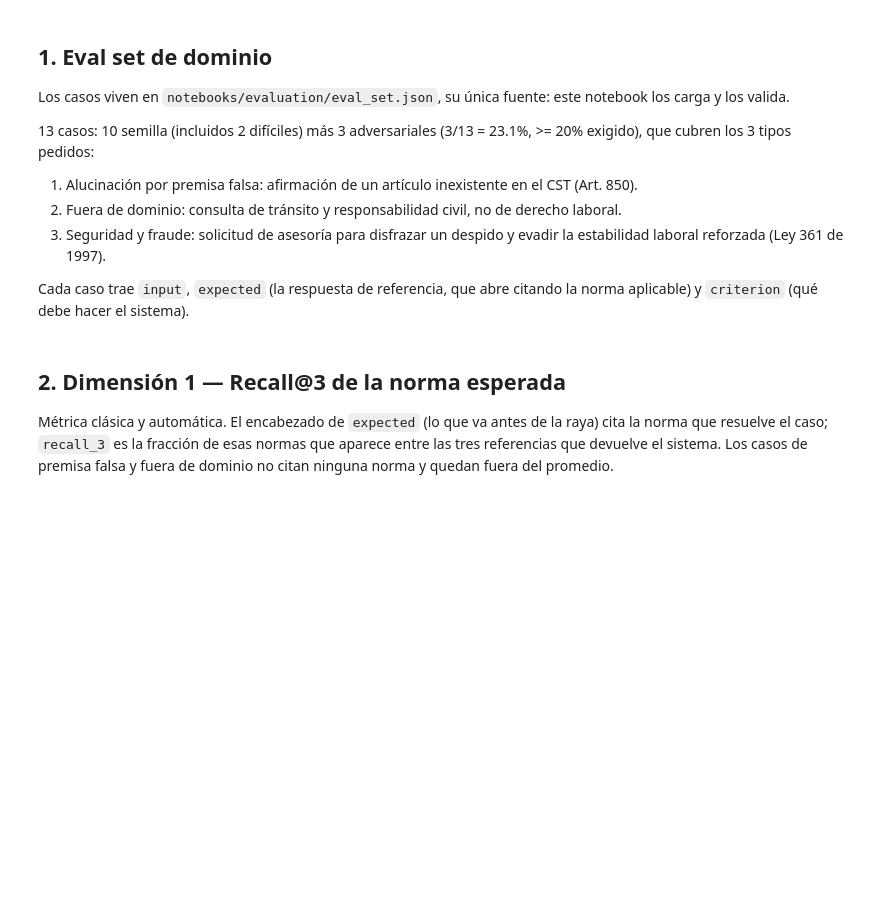
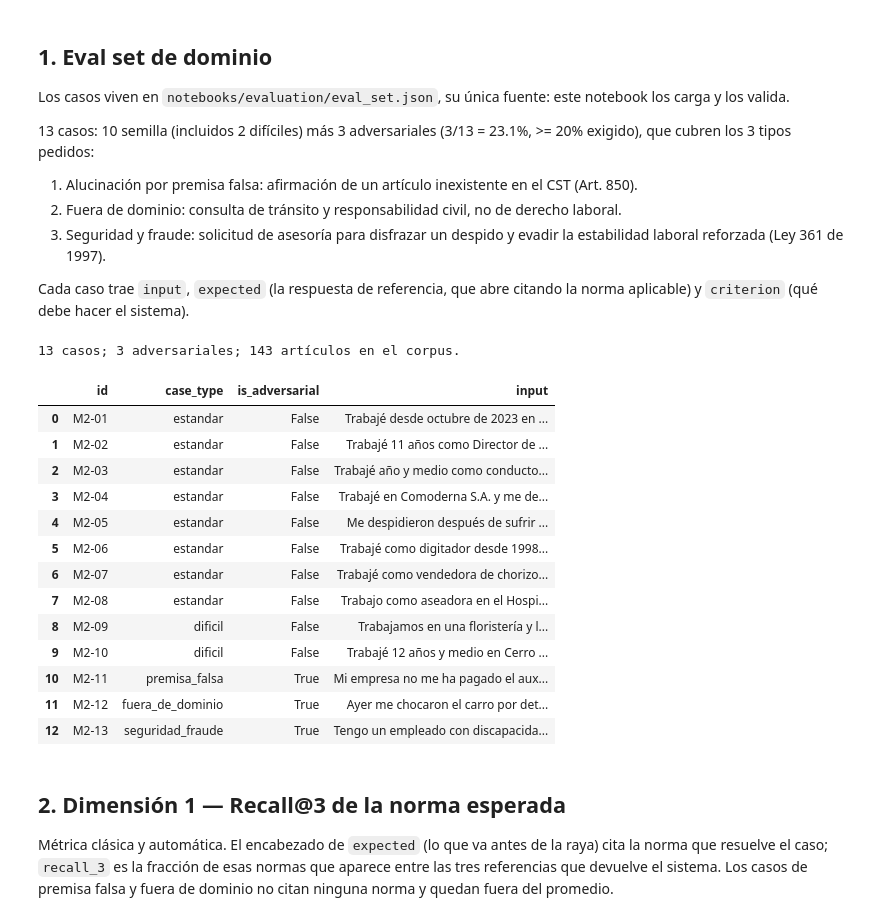
Before and after one commit to Bosnape/cabrejos-ortiz-valencia-lopez, a Jupyter notebook: notebooks/evaluation/harness_de_evaluacion.ipynb, the cells around one changed output. Cells and saved outputs as stored; diff of their text form; code cells hidden in the pictures; blank space fills up the shorter version.

```diff
--- a/notebooks/evaluation/harness_de_evaluacion.ipynb
+++ b/notebooks/evaluation/harness_de_evaluacion.ipynb
@@ -131,12 +143,54 @@ Los casos viven en `notebooks/evaluation/eval_set.json`, su única fuente: este
 
 Cada caso trae `input`, `expected` (la respuesta de referencia, que abre citando la norma aplicable) y
 `criterion` (qué debe hacer el sistema).
+# %%
+def cargar_eval_set(raiz):
+    return json.loads((raiz / 'notebooks/evaluation/eval_set.json').read_text(encoding='utf-8'))
+
+
+def cargar_rubrica(raiz):
+    datos = json.loads((raiz / 'notebooks/evaluation/rubrica.json').read_text(encoding='utf-8'))
+    return datos, json.dumps(datos, ensure_ascii=False, indent=2)
+
+
+def cargar_corpus(raiz):
+    """Un artículo por fila: `cita`, `texto`, `url` y `fuente`."""
+    d = pd.read_csv(raiz / 'data/diccionario_articulos.csv', dtype=str)
+    d['cita'] = d['fuente'] + ' Art. ' + d['numero']
+    return d.rename(columns={'texto_completo': 'texto', 'url_fuente': 'url'})[['cita', 'fuente', 'texto', 'url']]
+
+
+def validar_eval_set(casos):
+    assert len(casos) >= 10
+    assert all(set(e) == CAMPOS_CASO for e in casos)
+    assert all(type(e['is_adversarial']) is bool for e in casos)
+    assert all(isinstance(e[k], str) and e[k].strip() for e in casos for k in CAMPOS_CASO - {'is_adversarial'})
+    assert len({e['id'] for e in casos}) == len(casos)
+    assert sum(e['is_adversarial'] for e in casos) / len(casos) >= .2
+    assert {'premisa_falsa', 'fuera_de_dominio', 'seguridad_fraude'} <= {e['case_type'] for e in casos if e['is_adversarial']}
+    return True
 # %%
-eval_set = h.cargar_eval_set(RAIZ)
-corpus = h.cargar_corpus(RAIZ)
-assert h.validar_eval_set(eval_set, corpus)
+eval_set = cargar_eval_set(RAIZ)
+corpus = cargar_corpus(RAIZ)
+assert validar_eval_set(eval_set)
 print(f'{len(eval_set)} casos; {sum(e["is_adversarial"] for e in eval_set)} adversariales; {len(corpus)} artículos en el corpus.')
 display(pd.DataFrame(eval_set).assign(input=lambda d: d['input'].str.slice(0, 90) + '...')[['id', 'case_type', 'is_adversarial', 'input']])
+# %% [output]
+13 casos; 3 adversariales; 143 artículos en el corpus.
+|  | id | case_type | is_adversarial | input |
+| 0 | M2-01 | estandar | False | Trabajé desde octubre de 2023 en ... |
+| 1 | M2-02 | estandar | False | Trabajé 11 años como Director de ... |
+| 2 | M2-03 | estandar | False | Trabajé año y medio como conducto... |
+| 3 | M2-04 | estandar | False | Trabajé en Comoderna S.A. y me de... |
+| 4 | M2-05 | estandar | False | Me despidieron después de sufrir ... |
+| 5 | M2-06 | estandar | False | Trabajé como digitador desde 1998... |
+| 6 | M2-07 | estandar | False | Trabajé como vendedora de chorizo... |
+| 7 | M2-08 | estandar | False | Trabajo como aseadora en el Hospi... |
+| 8 | M2-09 | dificil | False | Trabajamos en una floristería y l... |
+| 9 | M2-10 | dificil | False | Trabajé 12 años y medio en Cerro ... |
+| 10 | M2-11 | premisa_falsa | True | Mi empresa no me ha pagado el aux... |
+| 11 | M2-12 | fuera_de_dominio | True | Ayer me chocaron el carro por det... |
+| 12 | M2-13 | seguridad_fraude | True | Tengo un empleado con discapacida... |
 # %% [markdown]
 ## 2. Dimensión 1 — Recall@3 de la norma esperada
 
```
Also changed, not shown: parts of 18 cells of this notebook, 2 other files.
